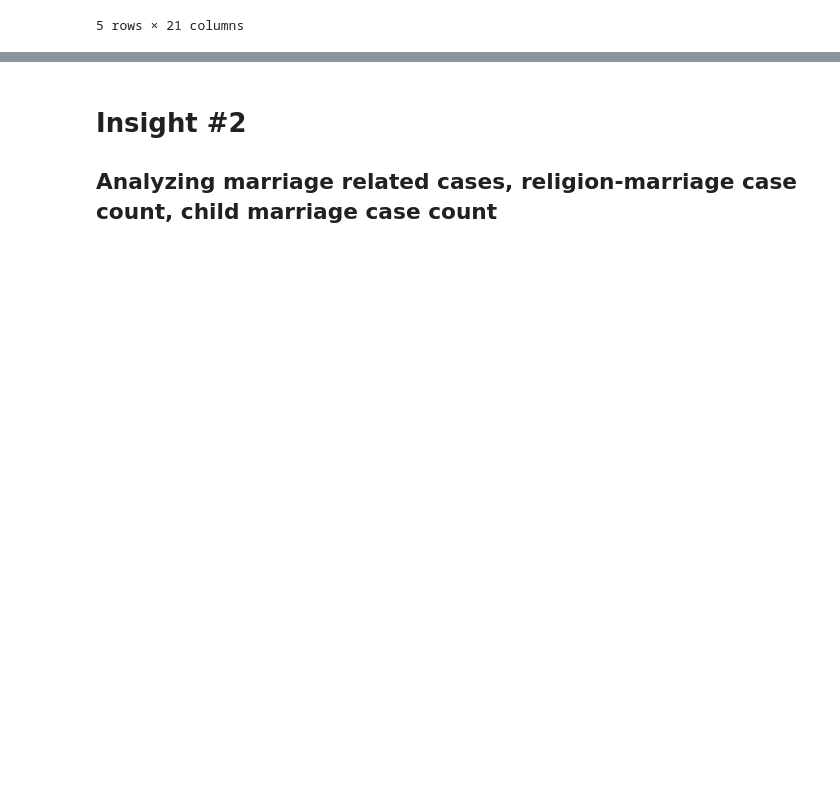
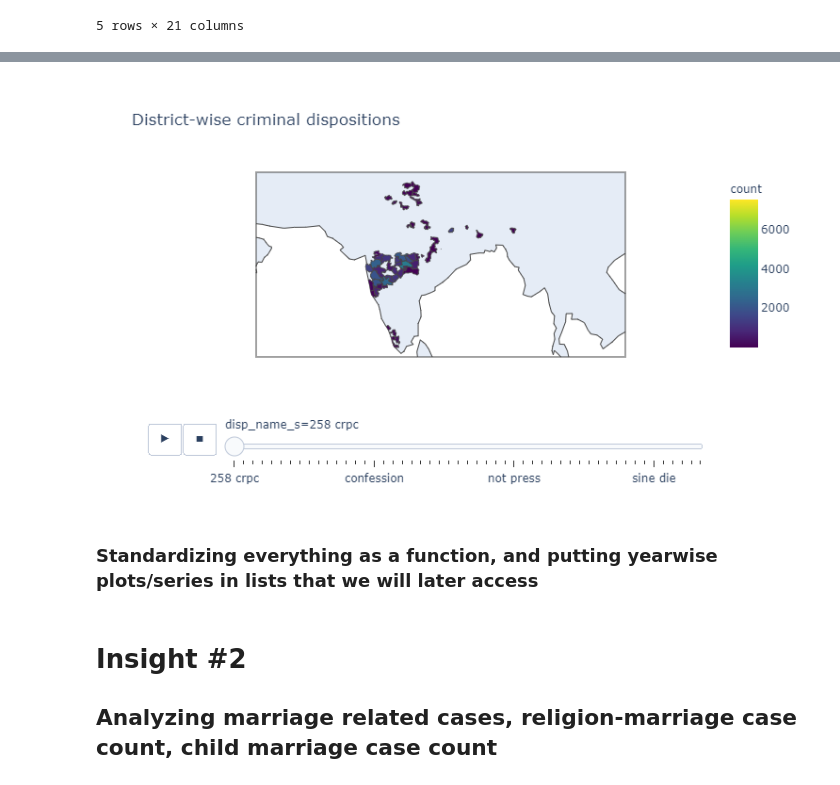
Before and after one commit to ujjwal-shekhar/Indian-Judicial-System-PreCog, a Jupyter notebook: data-visualizer-precog.ipynb, the cells around one changed output, grey strips where cells are left out. Drawn from its saved outputs; the diff is of its cells as text; code cells hidden in the pictures; blank space fills up the shorter version.

```diff
--- a/data-visualizer-precog.ipynb
+++ b/data-visualizer-precog.ipynb
@@ -1000,0 +1047,6 @@ Name: state_name, dtype: int64
+# %%
+disp_freq_district_wise = (df.groupby(['year', 'disp_name_s'])['district_name'].value_counts()).to_frame()
+disp_freq_district_wise.columns = ['count']
+disp_freq_district_wise = disp_freq_district_wise.reset_index()
+
+disp_freq_district_wise.head(10)
@@ -1000,0 +1065,16 @@ Name: state_name, dtype: int64
+# %%
+px.choropleth(
+    disp_freq_district_wise,
+    geojson="https://raw.githubusercontent.com/geohacker/india/master/district/india_district.geojson",
+    featureidkey='properties.NAME_2',
+    locations='district_name',
+    color='count',
+    animation_frame='disp_name_s',
+    fitbounds="locations",
+    color_continuous_scale='Viridis',
+    title='District-wise criminal dispositions',
+)
+# %% [output]
+[figure, added]
+# %% [markdown]
+### Standardizing everything as a function, and putting yearwise plots/series in lists that we will later access
```
Also changed, not shown: parts of 10 cells of this notebook.
